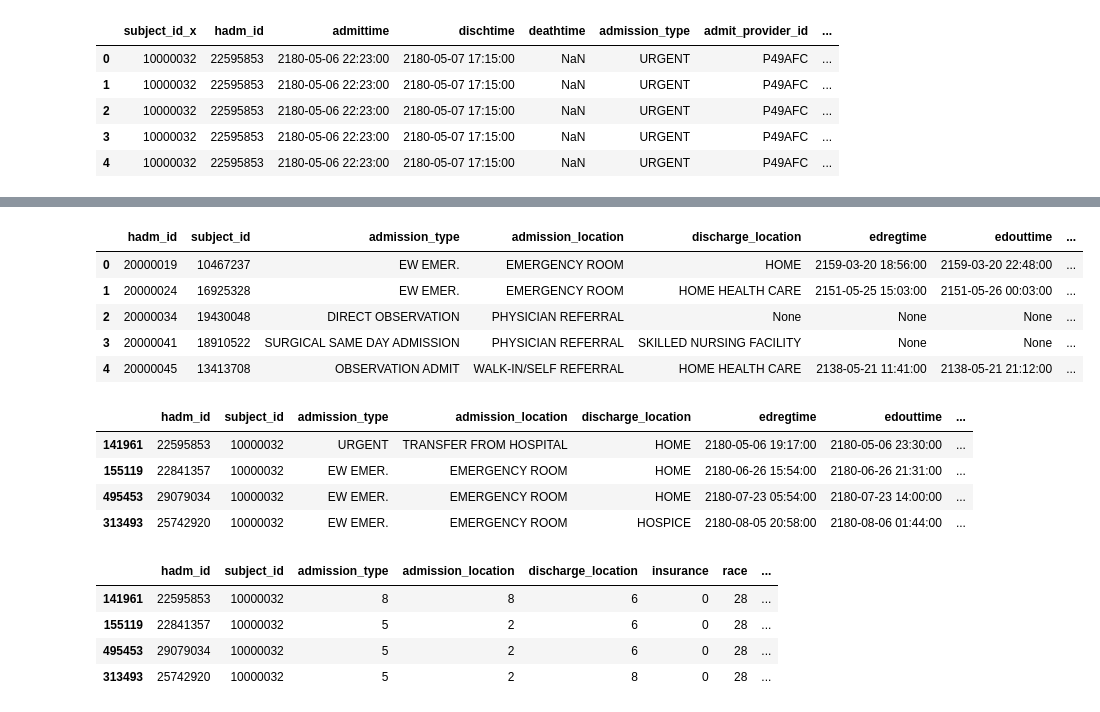
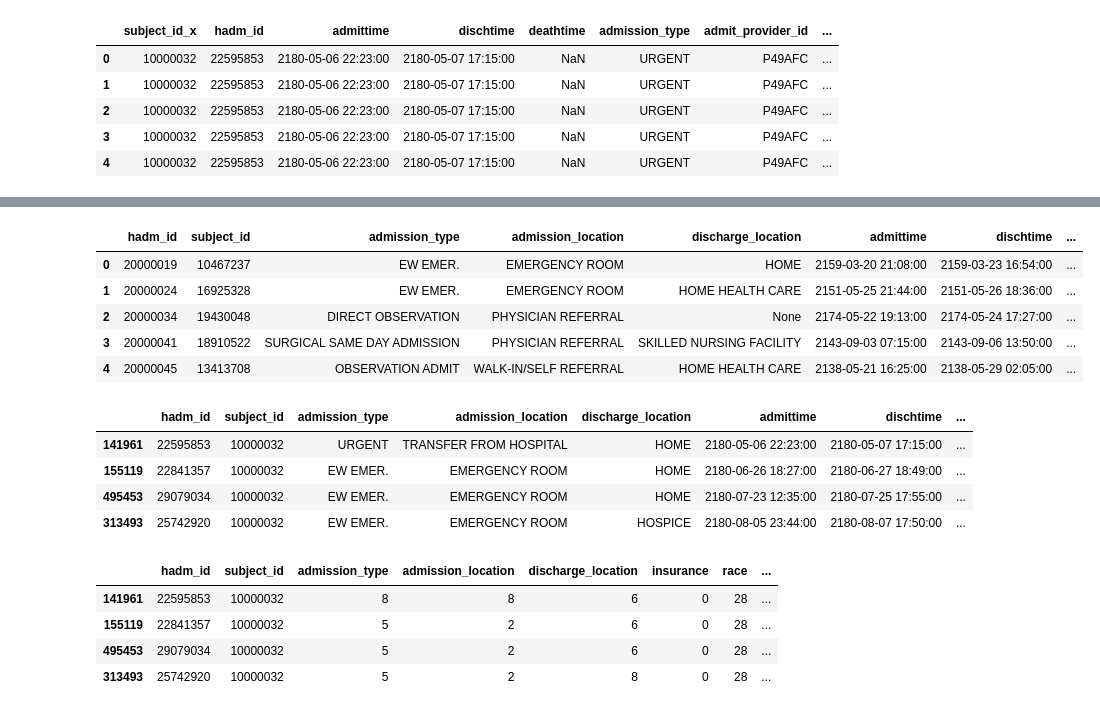
Before and after one commit to saaqib-m/patient-readmission, a Jupyter notebook: Patient-Readmission-LR-Notebook.ipynb, the cells around one changed output, grey strips where cells are left out. Cells and saved outputs as stored; diff of their text form; code cells hidden in the pictures.

```diff
--- a/Patient-Readmission-LR-Notebook.ipynb
+++ b/Patient-Readmission-LR-Notebook.ipynb
@@ -202,12 +169,8 @@ plt.show()
 # %% [output]
 [figure]
 # %%
-num_clusters_p = 3
-num_clusters_d = 3
-kmeans_d = KMeans(n_clusters=num_clusters_d, n_init=5, max_iter=500, random_state=42)
-#kmeans_d.fit(vectorized_words_diagnosis)
-
-kmeans_p = KMeans(n_clusters=num_clusters_p, n_init=5, max_iter=500, random_state=42)
-kmeans_p.fit(vectorized_words_proc)
+num_clusters= 3
+kmeans = KMeans(n_clusters=num_clusters, n_init=5, max_iter=500, random_state=42)
+kmeans.fit(vectorized_words)
 # %% [output]
 KMeans(max_iter=500, n_clusters=3, n_init=5, random_state=42)
@@ -238,7 +188,7 @@ plt.show()
 # %% [output]
 [figure]
 # %%
-df_admit_diagnosis['diagnosis_cluster'] = kmeans_p.labels_
+df_admit_diagnosis['diagnosis_proc_cluster'] = kmeans.labels_
 #add proc cluster here
-print(df_admit_diagnosis['diagnosis_cluster'].value_counts())
+print(df_admit_diagnosis['diagnosis_proc_cluster'].value_counts())
 # %% [output]
@@ -257,16 +207,14 @@ df_admit_diagnosis.head()
 | 3 | 10000032 | 22595853 | 2180-05-06 22:23:00 | 2180-05-07 17:15:00 | NaN | URGENT | P49AFC | ... |
 | 4 | 10000032 | 22595853 | 2180-05-06 22:23:00 | 2180-05-07 17:15:00 | NaN | URGENT | P49AFC | ... |
 # %%
-# DONT DROP ADMT
-df_admit_diagnosis.drop(columns = ['icd_version_y','subject_id_y'],axis = 1,inplace = True)
+df_admit_diagnosis.drop(columns = ['icd_version_y','subject_id_y','icd_version','edregtime','edouttime','deathtime','admit_provider_id','marital_status','hospital_expire_flag',
+                                          'seq_num','icd_code','icd_version','language','icd_diagnosis_name','proc_name','diagnosis_proc'],inplace = True)
 df_admit_diagnosis.rename(columns={'icd_version_x': 'icd_version','subject_id_x':'subject_id'}, inplace=True)
 # %%
 # Encoding diagnosis table
 
 # combine diagnosis cluster into one admisison per row
 
-df_admit_diagnosis_encoded = pd.get_dummies(df_admit_diagnosis, columns=['diagnosis_cluster'], dtype = int)
-df_admit_diagnosis_encoded.drop(columns= ['admittime','dischtime','deathtime','admit_provider_id','marital_status','hospital_expire_flag',
-                                          'seq_num','icd_code','icd_version','language','icd_diagnosis_name'],inplace= True)
+df_admit_diagnosis_encoded = pd.get_dummies(df_admit_diagnosis, columns=['diagnosis_proc_cluster'], dtype = int)
 df_admit_diagnosis_encoded.head(5)
 # %% [output]
@@ -279,50 +227,50 @@ df_admit_diagnosis_encoded.head(5)
 # %%
 df_admit_diagnosis_encoded = df_admit_diagnosis_encoded.groupby(['hadm_id', 'subject_id']).agg({
      'admission_type':'first',
      'admission_location': 'first',
      'discharge_location':'first',
-     'edregtime':'first',
-     'edouttime':'first',
+     'admittime':'first',
+     'dischtime':'first',
      'insurance':'first',
      'race':'first',
-     'diagnosis_cluster_0':'sum',
-     'diagnosis_cluster_1':'sum',
-     'diagnosis_cluster_2':'sum',
+     'diagnosis_proc_cluster_0':'sum',
+     'diagnosis_proc_cluster_1':'sum',
+     'diagnosis_proc_cluster_2':'sum',
      }).reset_index()
 df_admit_diagnosis_encoded.head(5)
 # %% [output]
-|  | hadm_id | subject_id | admission_type | admission_location | discharge_location | edregtime | edouttime | ... |
-| 0 | 20000019 | 10467237 | EW EMER. | EMERGENCY ROOM | HOME | 2159-03-20 18:56:00 | 2159-03-20 22:48:00 | ... |
-| 1 | 20000024 | 16925328 | EW EMER. | EMERGENCY ROOM | HOME HEALTH CARE | 2151-05-25 15:03:00 | 2151-05-26 00:03:00 | ... |
-| 2 | 20000034 | 19430048 | DIRECT OBSERVATION | PHYSICIAN REFERRAL | None | None | None | ... |
-| 3 | 20000041 | 18910522 | SURGICAL SAME DAY ADMISSION | PHYSICIAN REFERRAL | SKILLED NURSING FACILITY | None | None | ... |
-| 4 | 20000045 | 13413708 | OBSERVATION ADMIT | WALK-IN/SELF REFERRAL | HOME HEALTH CARE | 2138-05-21 11:41:00 | 2138-05-21 21:12:00 | ... |
+|  | hadm_id | subject_id | admission_type | admission_location | discharge_location | admittime | dischtime | ... |
+| 0 | 20000019 | 10467237 | EW EMER. | EMERGENCY ROOM | HOME | 2159-03-20 21:08:00 | 2159-03-23 16:54:00 | ... |
+| 1 | 20000024 | 16925328 | EW EMER. | EMERGENCY ROOM | HOME HEALTH CARE | 2151-05-25 21:44:00 | 2151-05-26 18:36:00 | ... |
+| 2 | 20000034 | 19430048 | DIRECT OBSERVATION | PHYSICIAN REFERRAL | None | 2174-05-22 19:13:00 | 2174-05-24 17:27:00 | ... |
+| 3 | 20000041 | 18910522 | SURGICAL SAME DAY ADMISSION | PHYSICIAN REFERRAL | SKILLED NURSING FACILITY | 2143-09-03 07:15:00 | 2143-09-06 13:50:00 | ... |
+| 4 | 20000045 | 13413708 | OBSERVATION ADMIT | WALK-IN/SELF REFERRAL | HOME HEALTH CARE | 2138-05-21 16:25:00 | 2138-05-29 02:05:00 | ... |
 # %%
 # Assign admission ranks throughout time
 # Readmission is within 30 days of discharge and next admission so insert flag
 
 # USE ADMIT AND DISCH TIME
 
-df_admit_diagnosis_encoded['edregtime'] = pd.to_datetime(df_admit_diagnosis_encoded['edregtime'])
-df_admit_diagnosis_encoded['edouttime'] = pd.to_datetime(df_admit_diagnosis_encoded['edouttime'])
+df_admit_diagnosis_encoded['admittime'] = pd.to_datetime(df_admit_diagnosis_encoded['admittime'])
+df_admit_diagnosis_encoded['dischtime'] = pd.to_datetime(df_admit_diagnosis_encoded['dischtime'])
 
-df_admit_diagnosis_encoded['admission_rank'] = df_admit_diagnosis_encoded.groupby('subject_id')['edregtime'].rank(method='dense', ascending=True)
+df_admit_diagnosis_encoded['admission_rank'] = df_admit_diagnosis_encoded.groupby('subject_id')['admittime'].rank(method='dense', ascending=True)
 df_admit_diagnosis_encoded.sort_values(by = ['admission_rank'],ascending= True, inplace= True)
 # Get next admission's out time for each patient
-df_admit_diagnosis_encoded['last_edouttime'] = df_admit_diagnosis_encoded.groupby('subject_id')['edouttime'].shift(1)
+df_admit_diagnosis_encoded['last_dischtime'] = df_admit_diagnosis_encoded.groupby('subject_id')['dischtime'].shift(1)
 
 # Calculate days until next visit
-df_admit_diagnosis_encoded['days_from_last'] = (df_admit_diagnosis_encoded['edregtime'] - df_admit_diagnosis_encoded['last_edouttime']).dt.days
+df_admit_diagnosis_encoded['days_from_last'] = (df_admit_diagnosis_encoded['admittime'] - df_admit_diagnosis_encoded['last_dischtime']).dt.days
 
 # Create readmission flag (1 if last visit is within 30 days, else 0)
 df_admit_diagnosis_encoded['readmission'] = df_admit_diagnosis_encoded['days_from_last'].apply(lambda x: 1 if pd.notnull(x) and x <= 30 and x >= 0 else 0)
 
 df_admit_diagnosis_encoded[df_admit_diagnosis_encoded['subject_id'] == 10000032]
 # %% [output]
-|  | hadm_id | subject_id | admission_type | admission_location | discharge_location | edregtime | edouttime | ... |
-| 141961 | 22595853 | 10000032 | URGENT | TRANSFER FROM HOSPITAL | HOME | 2180-05-06 19:17:00 | 2180-05-06 23:30:00 | ... |
-| 155119 | 22841357 | 10000032 | EW EMER. | EMERGENCY ROOM | HOME | 2180-06-26 15:54:00 | 2180-06-26 21:31:00 | ... |
-| 495453 | 29079034 | 10000032 | EW EMER. | EMERGENCY ROOM | HOME | 2180-07-23 05:54:00 | 2180-07-23 14:00:00 | ... |
-| 313493 | 25742920 | 10000032 | EW EMER. | EMERGENCY ROOM | HOSPICE | 2180-08-05 20:58:00 | 2180-08-06 01:44:00 | ... |
+|  | hadm_id | subject_id | admission_type | admission_location | discharge_location | admittime | dischtime | ... |
+| 141961 | 22595853 | 10000032 | URGENT | TRANSFER FROM HOSPITAL | HOME | 2180-05-06 22:23:00 | 2180-05-07 17:15:00 | ... |
+| 155119 | 22841357 | 10000032 | EW EMER. | EMERGENCY ROOM | HOME | 2180-06-26 18:27:00 | 2180-06-27 18:49:00 | ... |
+| 495453 | 29079034 | 10000032 | EW EMER. | EMERGENCY ROOM | HOME | 2180-07-23 12:35:00 | 2180-07-25 17:55:00 | ... |
+| 313493 | 25742920 | 10000032 | EW EMER. | EMERGENCY ROOM | HOSPICE | 2180-08-05 23:44:00 | 2180-08-07 17:50:00 | ... |
 # %%
 # label encode the text columns
```
Also changed, not shown: parts of 28 cells of this notebook.
